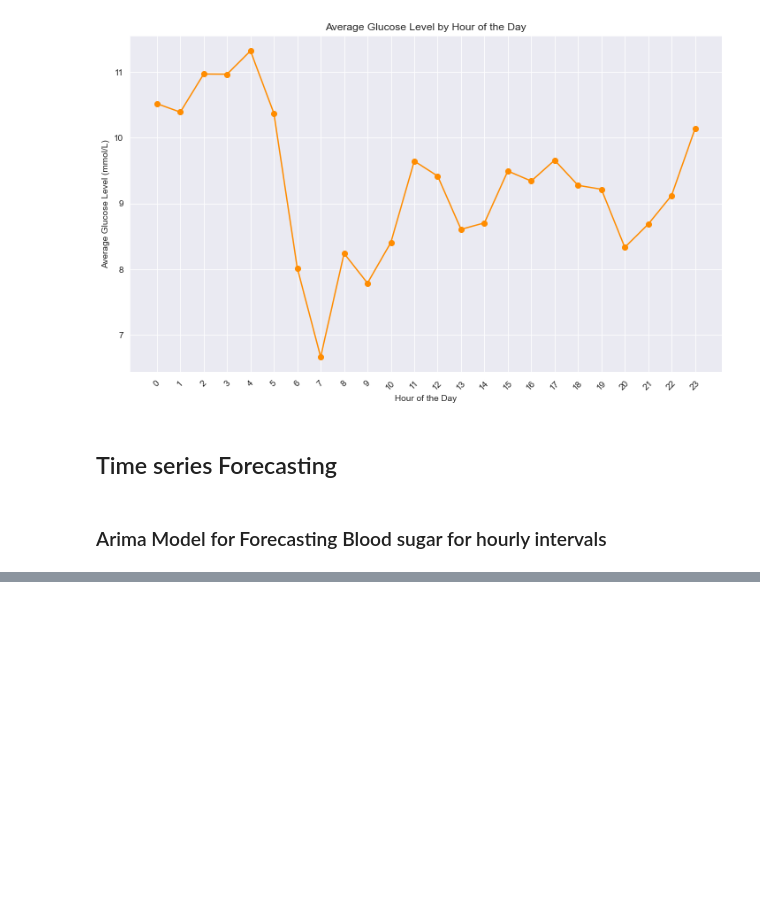
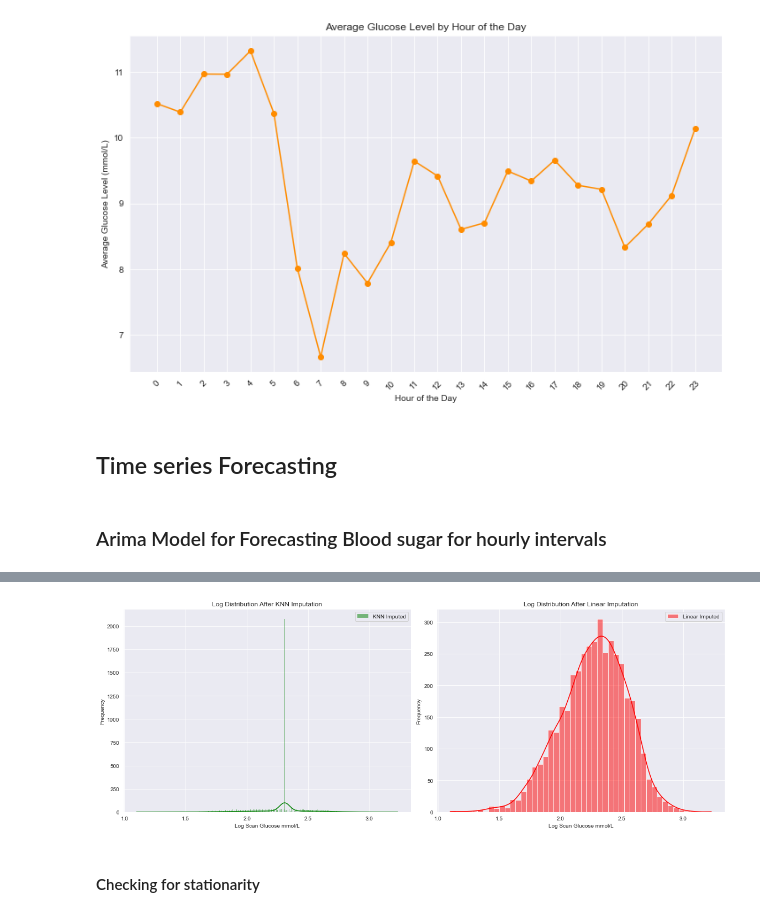
Before and after one commit to aduale04/CGM-Data-Analysis, a Jupyter notebook: CGM_Time_Series_Analysis.ipynb, the cells around one changed output, grey strips where cells are left out. Drawn from its saved outputs; the diff is of its cells as text; code cells hidden in the pictures; blank space fills up the shorter version.

```diff
--- a/CGM_Time_Series_Analysis.ipynb
+++ b/CGM_Time_Series_Analysis.ipynb
@@ -298,0 +385,30 @@ print(Hourly_avg['Scan Glucose mmol/L'].isna().sum())
+# %%
+# Applying log transformation
+df_imputed_knn['Log Scan Glucose mmol/L'] = np.log(df_imputed_knn['Scan Glucose mmol/L'])
+df_imputed_linear['Log Scan Glucose mmol/L'] = np.log(df_imputed_linear['Scan Glucose mmol/L'])
+
+# Plotting the distribution after log transformation
+plt.figure(figsize=(16, 6))
+
+# KNN Imputed Data
+plt.subplot(1, 2, 1)  # 1 row, 2 columns, 1st subplot
+sns.histplot(df_imputed_knn['Log Scan Glucose mmol/L'], kde=True, color="green", label="KNN Imputed")
+plt.title('Log Distribution After KNN Imputation')
+plt.xlabel('Log Scan Glucose mmol/L')
+plt.ylabel('Frequency')
+plt.legend()
+
+# Linear Imputed Data
+plt.subplot(1, 2, 2)  # 1 row, 2 columns, 2nd subplot
+sns.histplot(df_imputed_linear['Log Scan Glucose mmol/L'], kde=True, color="red", label="Linear Imputed")
+plt.title('Log Distribution After Linear Imputation')
+plt.xlabel('Log Scan Glucose mmol/L')
+plt.ylabel('Frequency')
+plt.legend()
+
+plt.tight_layout()
+plt.show()
+# %% [output]
+[figure, added]
+# %% [markdown]
+#### Checking for stationarity
```
Also changed, not shown: parts of 14 cells of this notebook.
